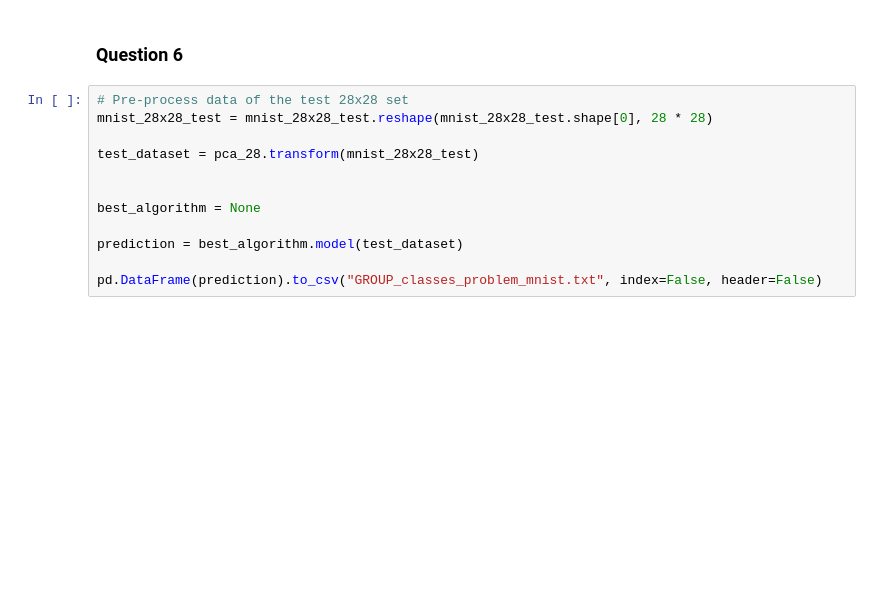
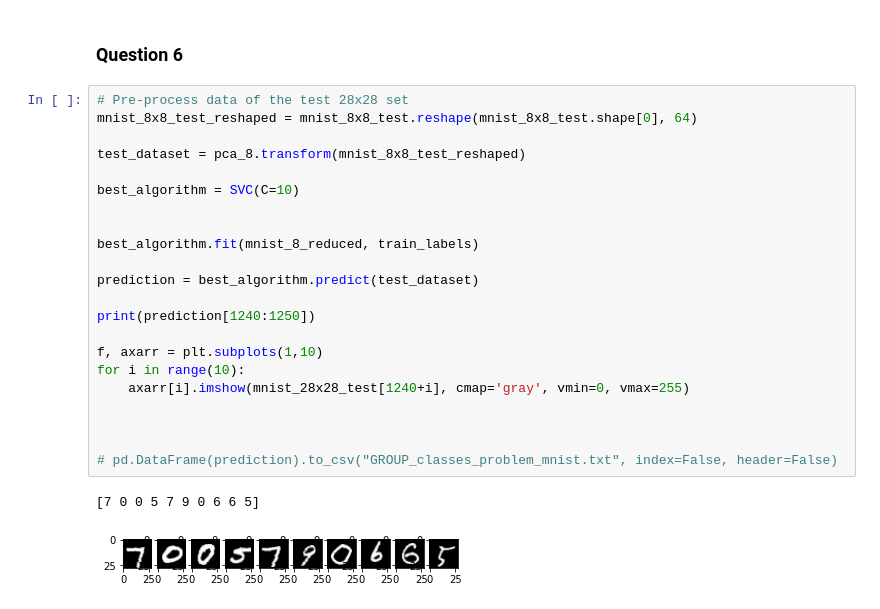
Before and after one commit to KaloyanTanev/ML-final, a Jupyter notebook: MNIST/GROUP_problem_mnist.ipynb, the cells around one changed output. Cells and saved outputs as stored; diff of their text form; blank space fills up the shorter version.

```diff
--- a/MNIST/GROUP_problem_mnist.ipynb
+++ b/MNIST/GROUP_problem_mnist.ipynb
@@ -405,13 +534,26 @@ hyper-parameter tuning. Unfortunately, none of the algorithms can be
 ### Question 6
 # %%
 # Pre-process data of the test 28x28 set
-mnist_28x28_test = mnist_28x28_test.reshape(mnist_28x28_test.shape[0], 28 * 28)
+mnist_8x8_test_reshaped = mnist_8x8_test.reshape(mnist_8x8_test.shape[0], 64)
 
-test_dataset = pca_28.transform(mnist_28x28_test)
+test_dataset = pca_8.transform(mnist_8x8_test_reshaped)
+
+best_algorithm = SVC(C=10)
 
 
-best_algorithm = None
+best_algorithm.fit(mnist_8_reduced, train_labels)
 
-prediction = best_algorithm.model(test_dataset)
+prediction = best_algorithm.predict(test_dataset)
 
-pd.DataFrame(prediction).to_csv("GROUP_classes_problem_mnist.txt", index=False, header=False)
+print(prediction[1240:1250])
+
+f, axarr = plt.subplots(1,10)
+for i in range(10):
+    axarr[i].imshow(mnist_28x28_test[1240+i], cmap='gray', vmin=0, vmax=255)
+
+
+
+# pd.DataFrame(prediction).to_csv("GROUP_classes_problem_mnist.txt", index=False, header=False)
+# %% [output]
+[7 0 0 5 7 9 0 6 6 5]
+[figure, added]
```
Also changed, not shown: parts of 13 cells of this notebook, 1 other file.
